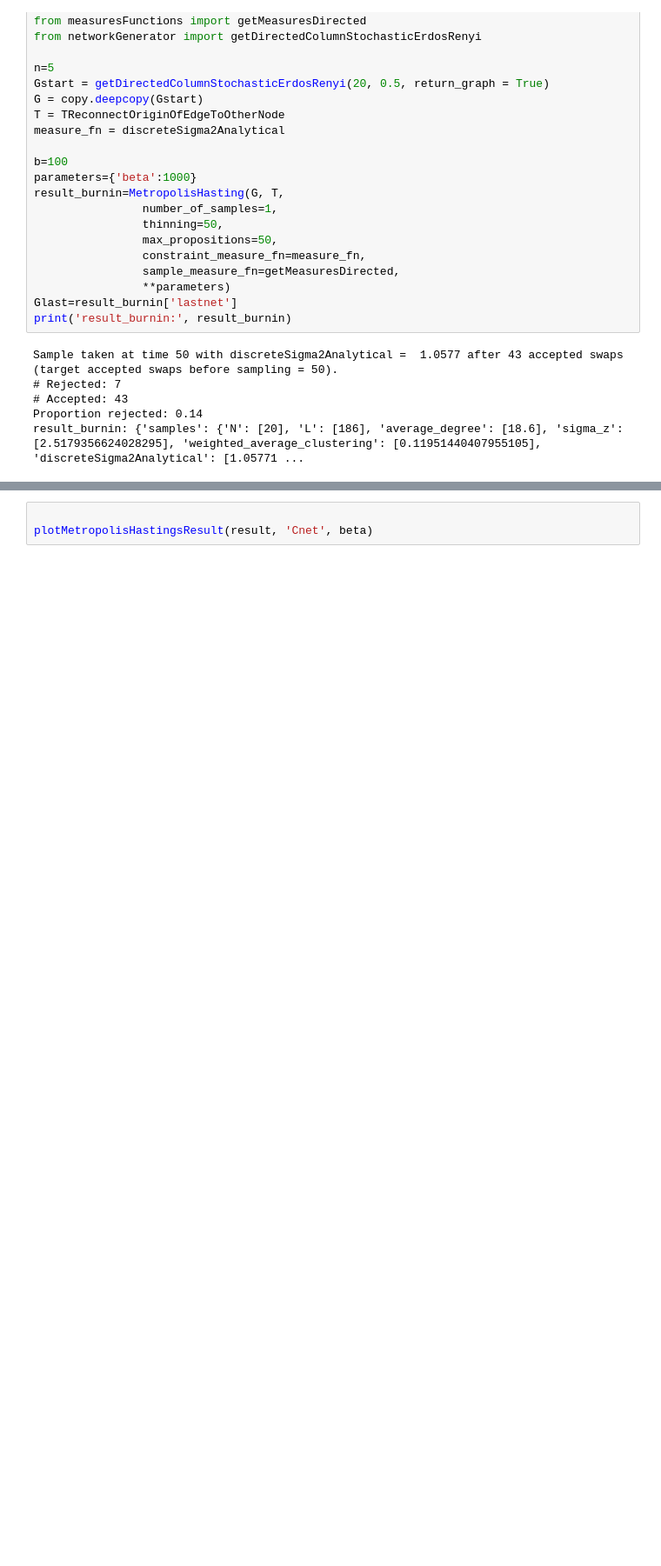
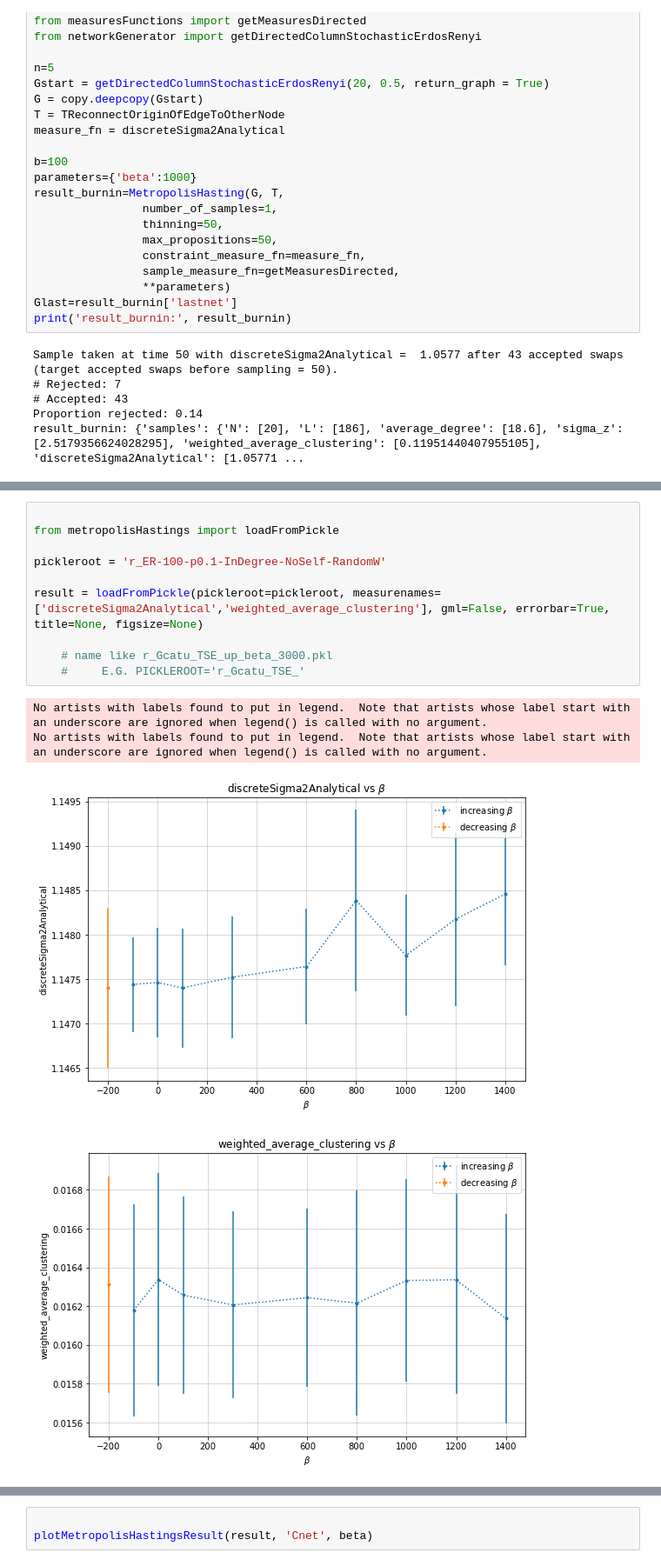
Before and after one commit to IsisChameleon/NetworkSyncCapstone, a Jupyter notebook: metropolis.ipynb, the cells around one changed output, grey strips where cells are left out. Shown at 87% size. Cells and saved outputs as stored; diff of their text form; blank space fills up the shorter version.

Commit message:
Week 5 - 3 - First results

```diff
--- a/metropolis.ipynb
+++ b/metropolis.ipynb
@@ -104,0 +136,15 @@ no weight
+# %%
+
+from metropolisHastings import loadFromPickle
+
+pickleroot = 'r_ER-100-p0.1-InDegree-NoSelf-RandomW'
+
+result = loadFromPickle(pickleroot=pickleroot, measurenames=['discreteSigma2Analytical','weighted_average_clustering'], gml=False, errorbar=True, title=None, figsize=None)
+
+    # name like r_Gcatu_TSE_up_beta_3000.pkl
+    #     E.G. PICKLEROOT='r_Gcatu_TSE_'
+# %% [output]
+No artists with labels found to put in legend.  Note that artists whose label start with an underscore are ignored when legend() is called with no argument.
+No artists with labels found to put in legend.  Note that artists whose label start with an underscore are ignored when legend() is called with no argument.
+[figure, added]
+[figure, added]
```
Also changed, not shown: parts of 3 cells of this notebook, 3 other files.
